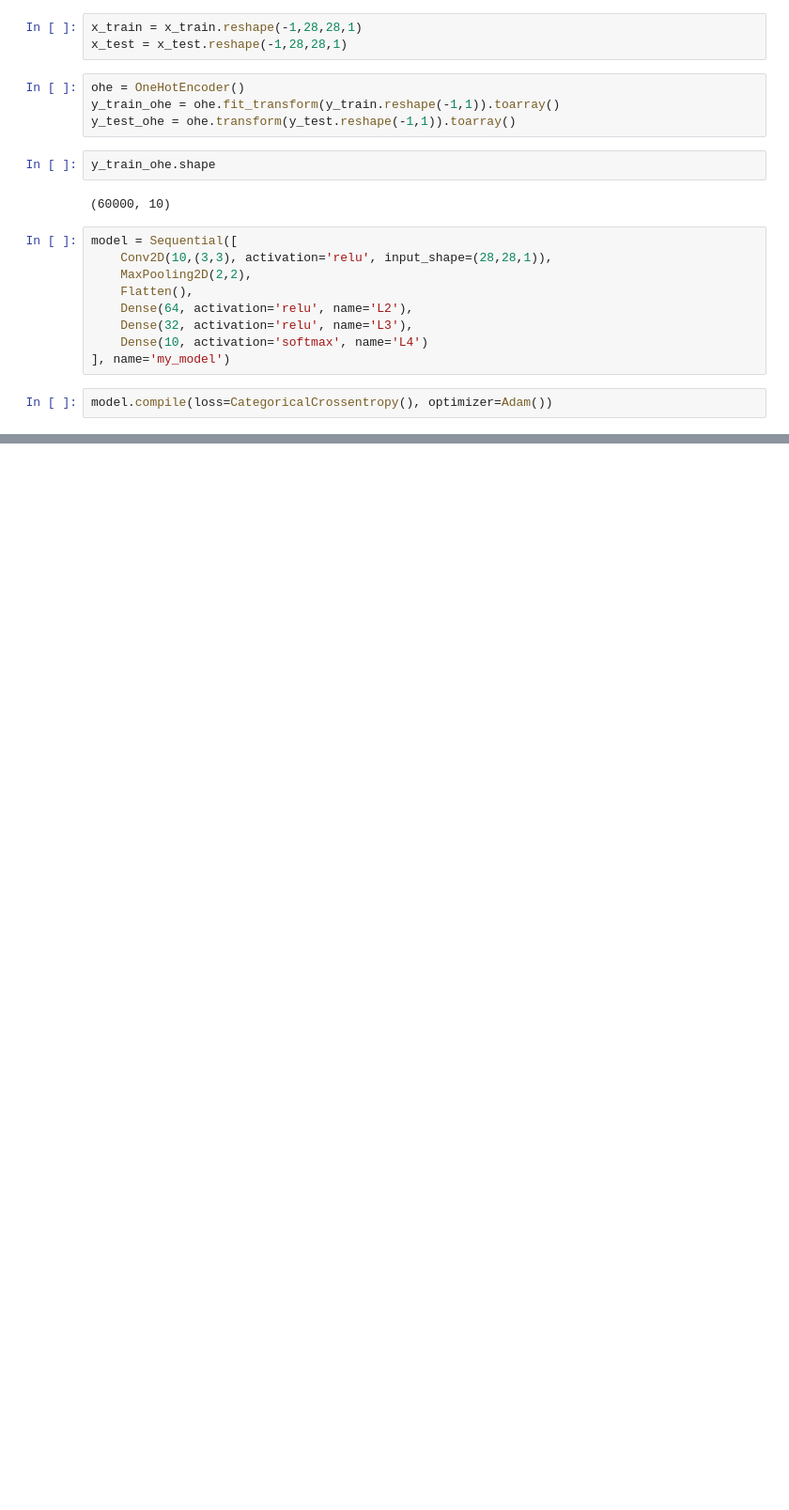
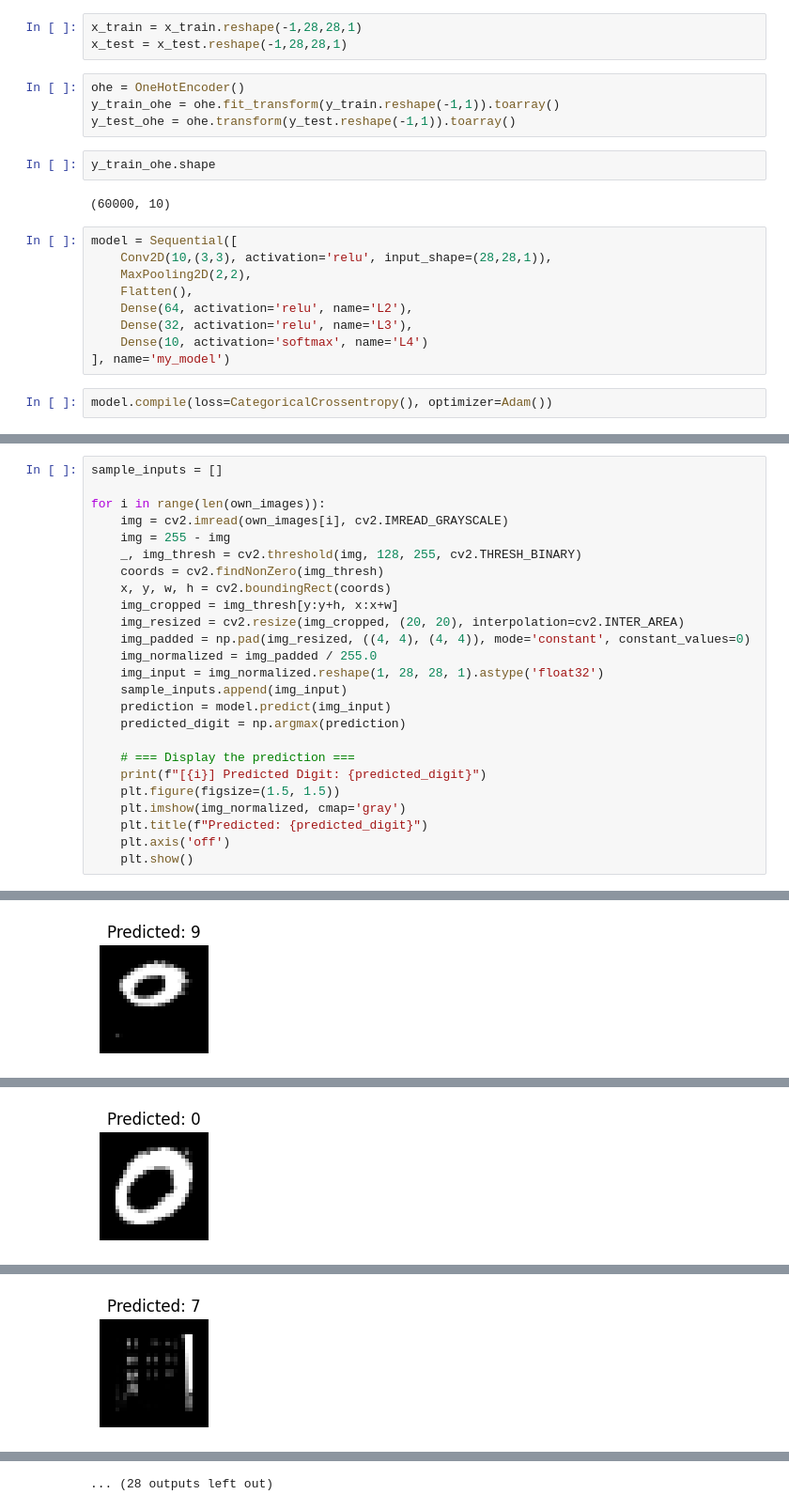
Before and after one commit to prasanna-venkatesh-m/MINST-Digits-Classification, a Jupyter notebook: CNN_MINST_Digits_Classification.ipynb, the cells around one changed output, grey strips where cells are left out. Shown at 94% size. Drawn from its saved outputs; the diff is of its cells as text; blank space fills up the shorter version.

```diff
--- a/CNN_MINST_Digits_Classification.ipynb
+++ b/CNN_MINST_Digits_Classification.ipynb
@@ -101,0 +150,26 @@ print(accuracy_score(np.argmax(y_pred, axis=1), y_test))
+# %%
+sample_inputs = []
+
+for i in range(len(own_images)):
+    img = cv2.imread(own_images[i], cv2.IMREAD_GRAYSCALE)
+    img = 255 - img
+    _, img_thresh = cv2.threshold(img, 128, 255, cv2.THRESH_BINARY)
+    coords = cv2.findNonZero(img_thresh)
+    x, y, w, h = cv2.boundingRect(coords)
+    img_cropped = img_thresh[y:y+h, x:x+w]
+    img_resized = cv2.resize(img_cropped, (20, 20), interpolation=cv2.INTER_AREA)
+    img_padded = np.pad(img_resized, ((4, 4), (4, 4)), mode='constant', constant_values=0)
+    img_normalized = img_padded / 255.0
+    img_input = img_normalized.reshape(1, 28, 28, 1).astype('float32')
+    sample_inputs.append(img_input)
+    prediction = model.predict(img_input)
+    predicted_digit = np.argmax(prediction)
+
+    # === Display the prediction ===
+    print(f"[{i}] Predicted Digit: {predicted_digit}")
+    plt.figure(figsize=(1.5, 1.5))
+    plt.imshow(img_normalized, cmap='gray')
+    plt.title(f"Predicted: {predicted_digit}")
+    plt.axis('off')
+    plt.show()
+# %% [output]
@@ -101,0 +178 @@ print(accuracy_score(np.argmax(y_pred, axis=1), y_test))
+[figure, added]
@@ -101,0 +181 @@ print(accuracy_score(np.argmax(y_pred, axis=1), y_test))
+[figure, added]
@@ -101,0 +184 @@ print(accuracy_score(np.argmax(y_pred, axis=1), y_test))
+[figure, added]
@@ -101,0 +194 @@ print(accuracy_score(np.argmax(y_pred, axis=1), y_test))
+... (28 outputs left out)
```
Also changed, not shown: parts of 10 cells of this notebook.
